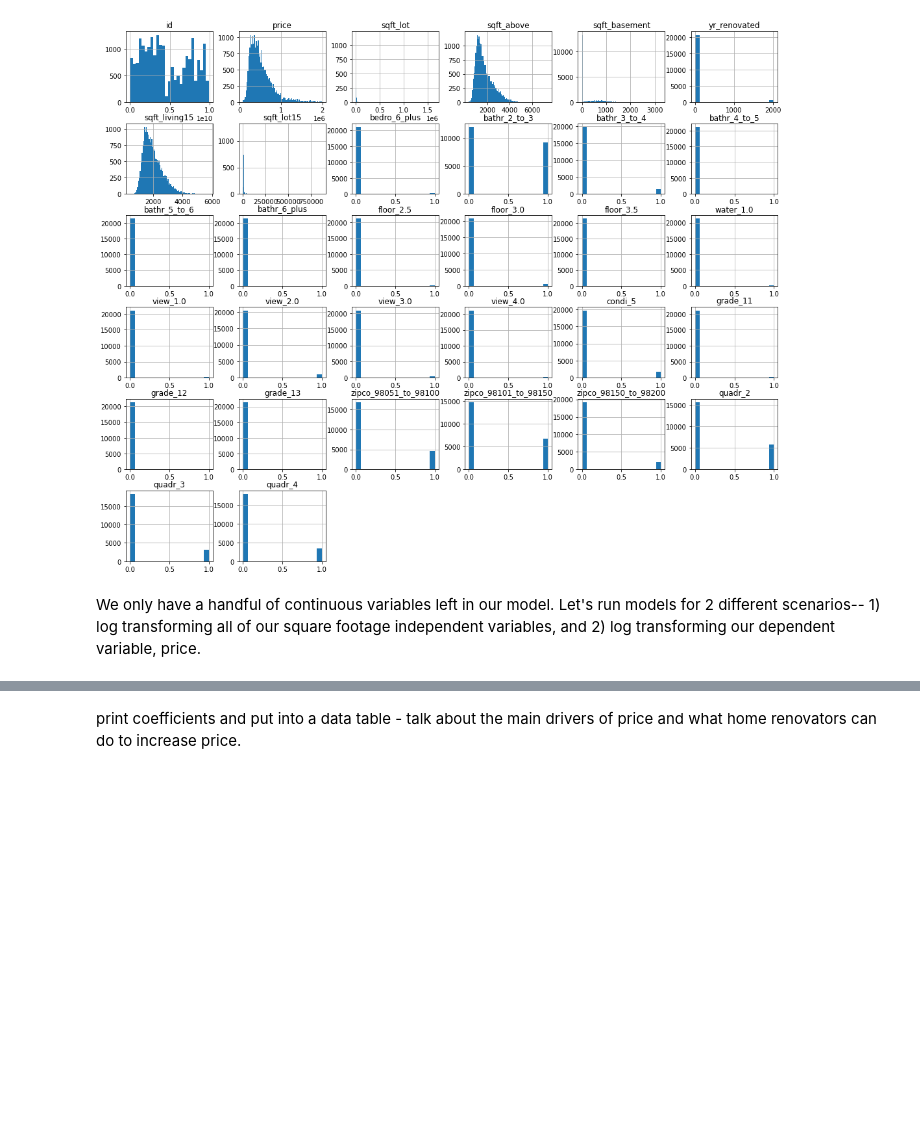
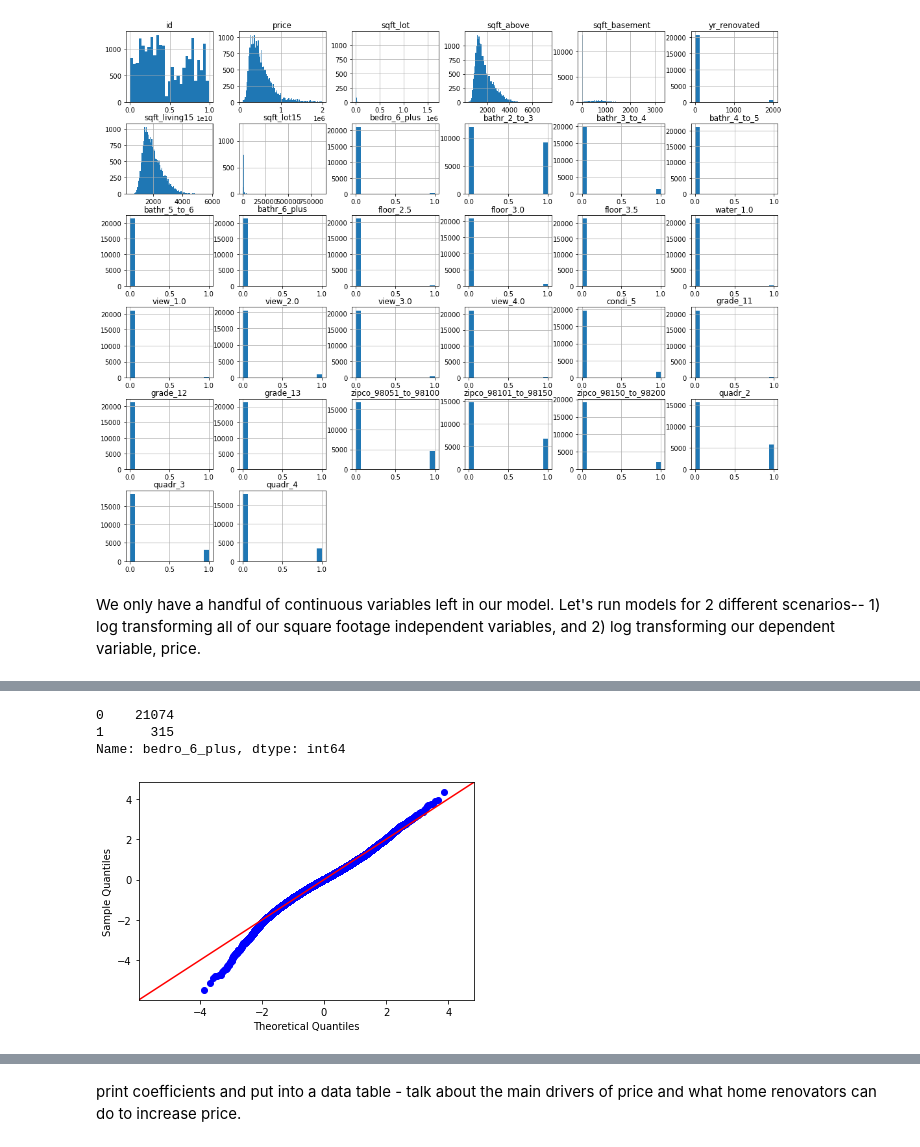
Before and after one commit to Sammyknee/dsc-phase-2-project, a Jupyter notebook: Housing Data - Modeling.ipynb, the cells around one changed output, grey strips where cells are left out. Cells and saved outputs as stored; diff of their text form; code cells hidden in the pictures; blank space fills up the shorter version.

```diff
--- a/Housing Data - Modeling.ipynb
+++ b/Housing Data - Modeling.ipynb
@@ -982,0 +1100,13 @@ We only have a handful of continuous variables left in our model. Let's run mode
+# %%
+cols_to_drop = ['sqft_lot15','bathr_4_to_5', 'floor_3.5', 'grade_13']
+# %%
+data_model_6c = data_model_6b.drop(cols_to_drop, axis=1)
+# %%
+y = data_model_6c['price_log']
+X = data_model_6c.drop(['price', 'id', 'date', 'price_log'],axis=1)
+X_train, X_test, y_train_log, y_test_log = train_test_split(X, y, test_size=0.2, random_state=22)
+model_6b = LinearRegression()
+model_6b.fit(X_train, y_train_log)
+y_hat_train_log = model_6b.predict(X_train)
+y_hat_test_log = model_6b.predict(X_test)
+metrics.r2_score(y_train_log, y_hat_train_log)
@@ -982,0 +1126,4 @@ We only have a handful of continuous variables left in our model. Let's run mode
+# %%
+X_int = sm.add_constant(X_train)
+model_6 = sm.OLS(y_train_log, X_int).fit()
+model_6.summary()
@@ -982,0 +1165,10 @@ We only have a handful of continuous variables left in our model. Let's run mode
+# %%
+data_model_6c['bedro_6_plus'].value_counts()
+# %% [output]
+0    21074
+1      315
+Name: bedro_6_plus, dtype: int64
+# %%
+fig = sm.graphics.qqplot(model_6.resid, dist=stats.norm, line='45', fit=True)
+# %% [output]
+[figure, added]
```
Also changed, not shown: parts of 43 cells of this notebook.
